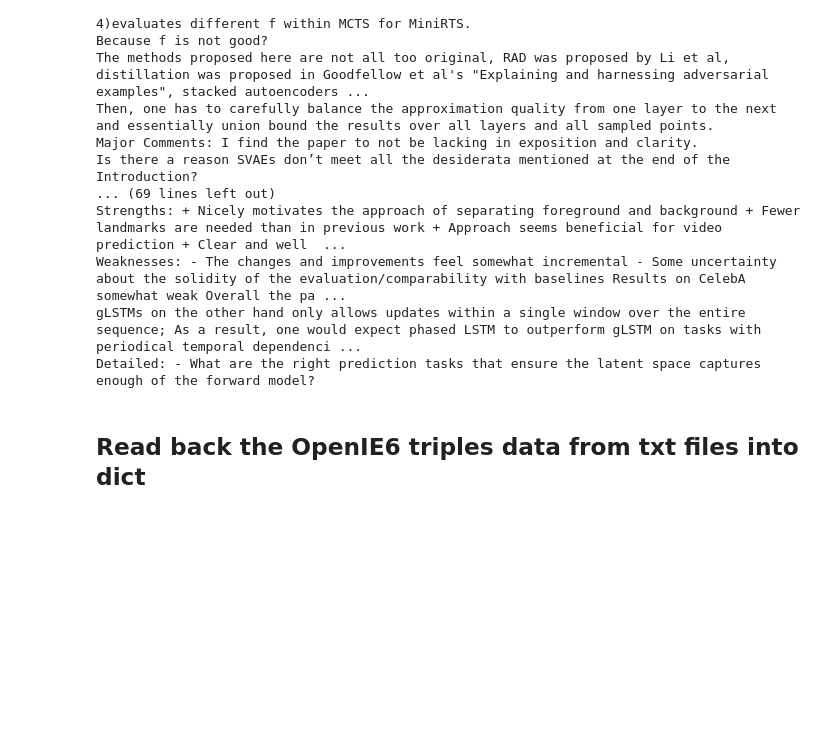
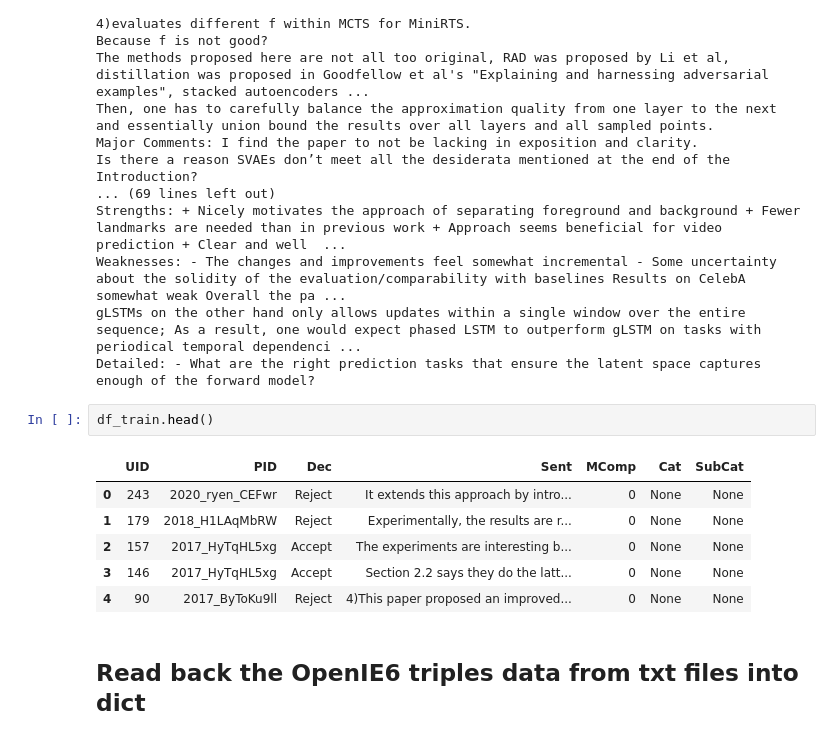
Before and after one commit to shruti-singh/meaningful-comparison, a Jupyter notebook: mcomp_text_extraction/Exp10_PrepDataForOpenIE6TripleExtraction.ipynb, the cells around one changed output. Cells and saved outputs as stored; diff of their text form; blank space fills up the shorter version.

```diff
--- a/mcomp_text_extraction/Exp10_PrepDataForOpenIE6TripleExtraction.ipynb
+++ b/mcomp_text_extraction/Exp10_PrepDataForOpenIE6TripleExtraction.ipynb
@@ -63,6 +83,15 @@ Strengths: + Nicely motivates the approach of separating foreground and backgrou
 Weaknesses: - The changes and improvements feel somewhat incremental - Some uncertainty about the solidity of the evaluation/comparability with baselines Results on CelebA somewhat weak Overall the pa ...
 gLSTMs on the other hand only allows updates within a single window over the entire sequence; As a result, one would expect phased LSTM to outperform gLSTM on tasks with periodical temporal dependenci ...
 Detailed: - What are the right prediction tasks that ensure the latent space captures enough of the forward model?
+# %%
+df_train.head()
+# %% [output]
+|  | UID | PID | Dec | Sent | MComp | Cat | SubCat |
+| 0 | 243 | 2020_ryen_CEFwr | Reject | It extends this approach by intro... | 0 | None | None |
+| 1 | 179 | 2018_H1LAqMbRW | Reject | Experimentally, the results are r... | 0 | None | None |
+| 2 | 157 | 2017_HyTqHL5xg | Accept | The experiments are interesting b... | 0 | None | None |
+| 3 | 146 | 2017_HyTqHL5xg | Accept | Section 2.2 says they do the latt... | 0 | None | None |
+| 4 | 90 | 2017_ByToKu9ll | Reject | 4)This paper proposed an improved... | 0 | None | None |
 # %% [markdown]
 ## Read back the OpenIE6 triples data from txt files into dict
 # %%
```
Also changed, not shown: parts of 60 cells of this notebook, 10 other files.
